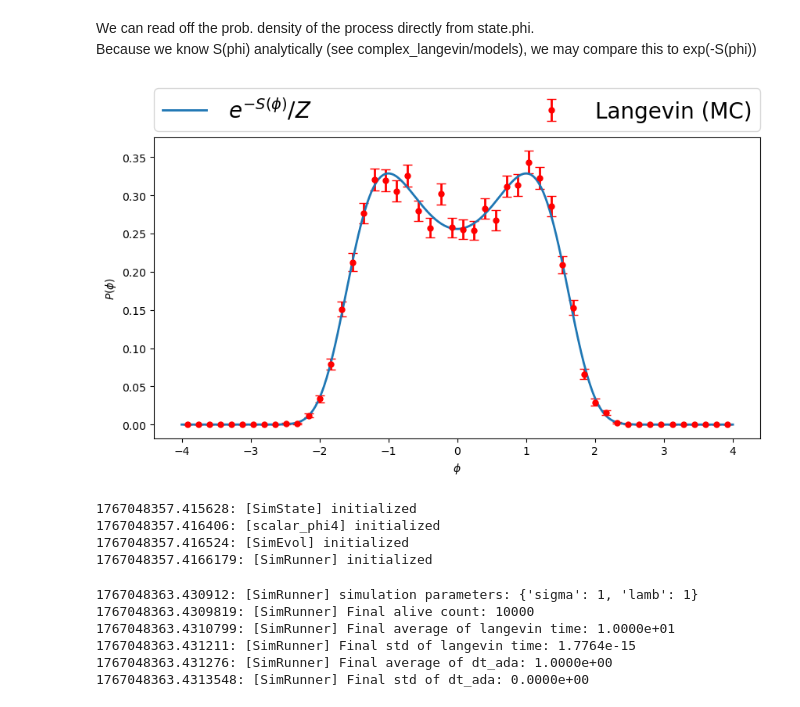
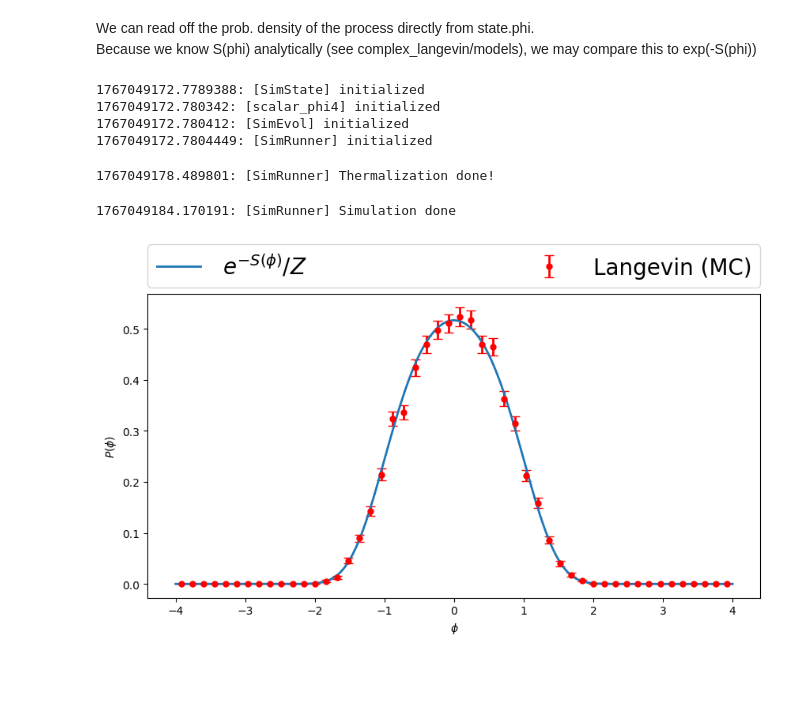
Before and after one commit to helmbergerfabian/complex_langevin_pytorch, a Jupyter notebook: src/complex_langevin/notebooks/sim_basics.ipynb, the cells around one changed output. Cells and saved outputs as stored; diff of their text form; code cells hidden in the pictures; blank space fills up the shorter version.

```diff
--- a/src/complex_langevin/notebooks/sim_basics.ipynb
+++ b/src/complex_langevin/notebooks/sim_basics.ipynb
@@ -21,9 +41,0 @@ runner1 = SimRunner(state1, model1, evol1)
-# %%
-import torch
-from tqdm import tqdm
-for _ in tqdm(range(int(1e4))):
-    runner1.step()
-    # print(f"{state1.alive_count} {state1.dt_ada.min()}", end = "\r")
-
-
-runner1.finish()
@@ -41,0 +42,16 @@ runner1.step()
+# %%
+def run_sim(state: SimState, model: SimModel, runner: SimRunner):
+    for _ in tqdm(range(int(1e4))):
+        runner.step()
+
+    runner.log("Thermalization done!")
+
+    for _ in tqdm(range(int(1e4))):
+        runner.step()
+
+    runner.log("Simulation done")
+
+    return state, model, runner
+# %%
+sim_objects = set_sim(sigma = 1+1j)
+state, model, runner = run_sim(*sim_objects)
@@ -99,28 +121,15 @@ def plot_hist(state: SimState, model: SimModel):
     axs.legend()
     axs.legend(bbox_to_anchor=(0, 1.02, 1, 0.2), fontsize = 20, loc="lower left",mode="expand", borderaxespad=0, ncol=4, handletextpad=1)
 # %%
-plot_hist(state1, model1)
+sim_objects = set_sim(sigma = 1)
+state, model, runner = run_sim(*sim_objects)
+
+plot_hist(state, model)
 # %% [output]
+1767049172.7789388: [SimState] initialized
+1767049172.780342: [scalar_phi4] initialized
+1767049172.780412: [SimEvol] initialized
+1767049172.7804449: [SimRunner] initialized
+1767049178.489801: [SimRunner] Thermalization done!
+1767049184.170191: [SimRunner] Simulation done
-[figure, old version]
+[figure, new version]
-# %%
-state2 = SimState(n_seeds = int(1e4), device="cpu", dt_base = 1e-3)
-model2 = SimModel(sigma=1, lamb=1)
-evol2 = SimEvol(state2, model2)
-runner2 = SimRunner(state2, model2, evol2)
-
-for _ in tqdm(range(int(1e4))):
-    runner2.step()
-    # print(state2.alive_count, end = "\r")
-
-runner2.finish()
-# %% [output]
-1767048357.415628: [SimState] initialized
-1767048357.416406: [scalar_phi4] initialized
-1767048357.416524: [SimEvol] initialized
-1767048357.4166179: [SimRunner] initialized
-1767048363.430912: [SimRunner] simulation parameters: {'sigma': 1, 'lamb': 1}
-1767048363.4309819: [SimRunner] Final alive count: 10000
-1767048363.4310799: [SimRunner] Final average of langevin time: 1.0000e+01
-1767048363.431211: [SimRunner] Final std of langevin time: 1.7764e-15
-1767048363.431276: [SimRunner] Final average of dt_ada: 1.0000e+00
-1767048363.4313548: [SimRunner] Final std of dt_ada: 0.0000e+00
```
Also changed, not shown: parts of 9 cells of this notebook.
